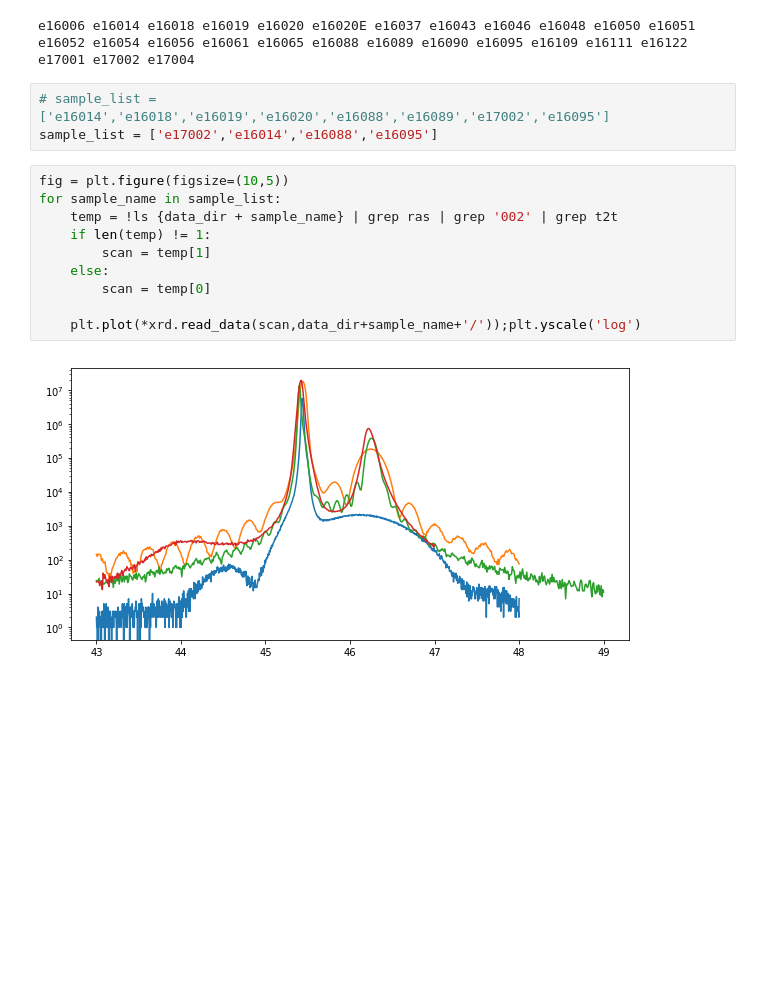
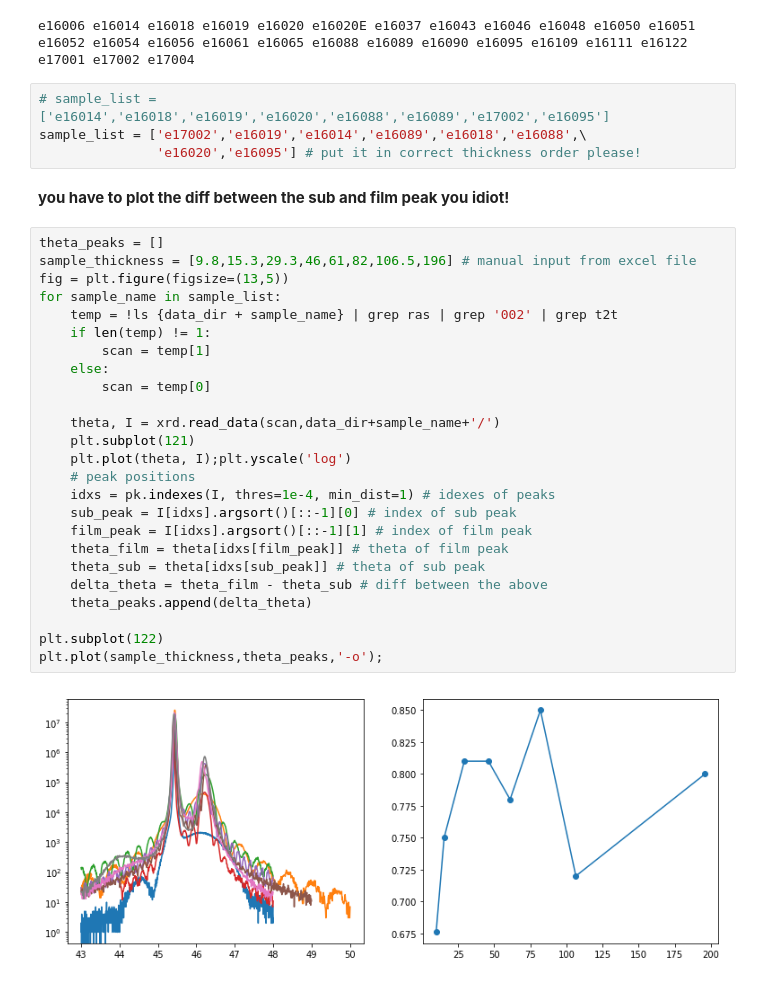
Before and after one commit to ezatterin/notebooks, a Jupyter notebook: report/rep_linux_plot_allCTRs.ipynb, the cells around one changed output. Cells and saved outputs as stored; diff of their text form; blank space fills up the shorter version.

Commit message:
added calc of delta(film-sub) theta pos to see if trend... none apparently.

```diff
--- a/report/rep_linux_plot_allCTRs.ipynb
+++ b/report/rep_linux_plot_allCTRs.ipynb
@@ -20,16 +20,34 @@ for sample in tot_samples: print(sample),
 e16006 e16014 e16018 e16019 e16020 e16020E e16037 e16043 e16046 e16048 e16050 e16051 e16052 e16054 e16056 e16061 e16065 e16088 e16089 e16090 e16095 e16109 e16111 e16122 e17001 e17002 e17004
 # %%
 # sample_list = ['e16014','e16018','e16019','e16020','e16088','e16089','e17002','e16095']
-sample_list = ['e17002','e16014','e16088','e16095']
+sample_list = ['e17002','e16019','e16014','e16089','e16018','e16088',\
+               'e16020','e16095'] # put it in correct thickness order please!
-# %%
-fig = plt.figure(figsize=(10,5))
-for sample_name in sample_list:
-    temp = !ls {data_dir + sample_name} | grep ras | grep '002' | grep t2t
-    if len(temp) != 1:
-        scan = temp[1]
-    else:
-        scan = temp[0]
-
-    plt.plot(*xrd.read_data(scan,data_dir+sample_name+'/'));plt.yscale('log')
-# %% [output]
-[figure, removed]
+# %% [markdown]
+**you have to plot the diff between the sub and film peak you idiot!**
+# %%
+theta_peaks = []
+sample_thickness = [9.8,15.3,29.3,46,61,82,106.5,196] # manual input from excel file
+fig = plt.figure(figsize=(13,5))
+for sample_name in sample_list:
+    temp = !ls {data_dir + sample_name} | grep ras | grep '002' | grep t2t
+    if len(temp) != 1:
+        scan = temp[1]
+    else:
+        scan = temp[0]
+
+    theta, I = xrd.read_data(scan,data_dir+sample_name+'/')
+    plt.subplot(121)
+    plt.plot(theta, I);plt.yscale('log')
+    # peak positions
+    idxs = pk.indexes(I, thres=1e-4, min_dist=1) # idexes of peaks
+    sub_peak = I[idxs].argsort()[::-1][0] # index of sub peak
+    film_peak = I[idxs].argsort()[::-1][1] # index of film peak
+    theta_film = theta[idxs[film_peak]] # theta of film peak
+    theta_sub = theta[idxs[sub_peak]] # theta of sub peak
+    delta_theta = theta_film - theta_sub # diff between the above
+    theta_peaks.append(delta_theta)
+
+plt.subplot(122)
+plt.plot(sample_thickness,theta_peaks,'-o');
+# %% [output]
+[figure, added]
```
